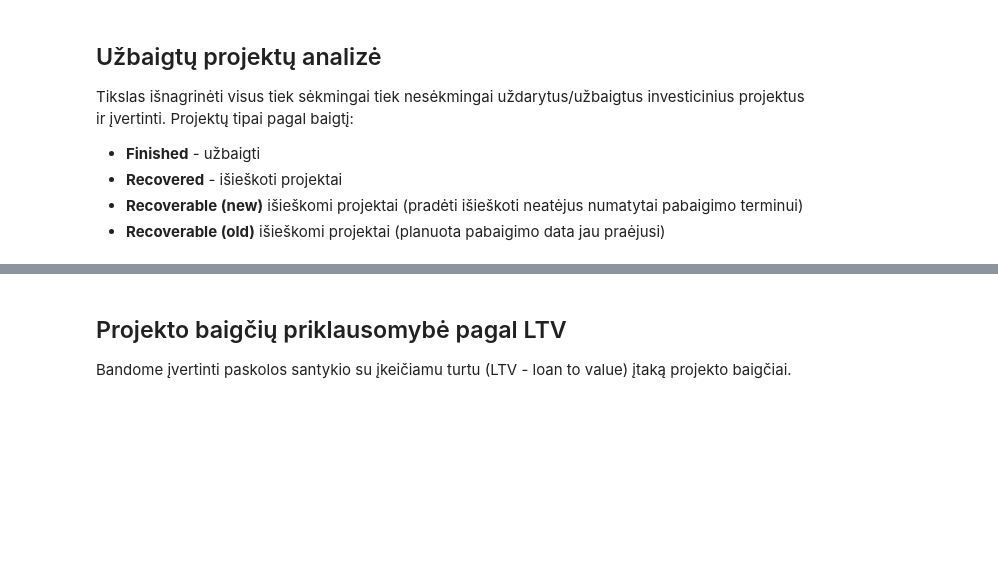
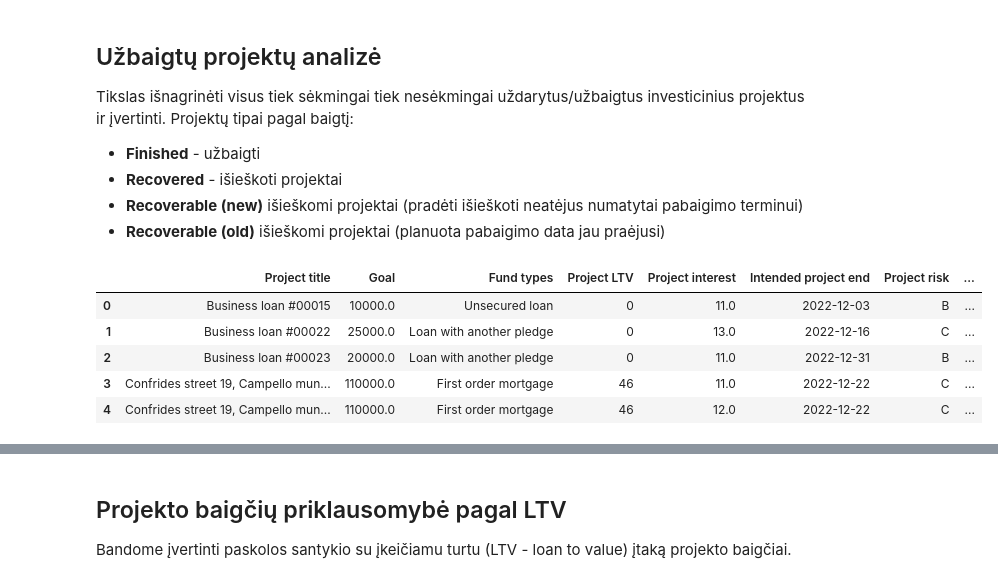
Before and after one commit to TK-Problem/Python-mokymai, a Jupyter notebook: Scripts/nordstreet.ipynb, the cells around one changed output, grey strips where cells are left out. Cells and saved outputs as stored; diff of their text form; code cells hidden in the pictures; blank space fills up the shorter version.

```diff
--- a/Scripts/nordstreet.ipynb
+++ b/Scripts/nordstreet.ipynb
@@ -207,38 +207,46 @@ cols = ['Project title', 'Goal', 'Fund types', 'Project LTV',
         'Project interest', 'Intended project end', 'Project risk']
 
 # select all projects wich were intented to be finished by 1st of September
-cond = df_ongoing['Intended project end'] <= "2022-09-25"
+cond = pd.to_datetime(df_ongoing['Intended project end']) <= pd.Timestamp.now()
 
 # filter out data
 df = df_ongoing.loc[cond, cols]
 df['Type'] = 'Ongoing'
 
 # temp. DataFrame to select loans which are being recoverable
 _df = df_recoverable.loc[:, cols]
 
 # covert project intended end time to datetime
 _df['Intended project end'] = pd.to_datetime(_df['Intended project end'])
 
 # check whatever intended project end is before or after observation end
 _df.loc[_df['Intended project end'] <= pd.Timestamp.now(), 'Type'] = 'Recoverable (old)'
 _df.loc[_df['Intended project end'] > pd.Timestamp.now(), 'Type'] = 'Recoverable (new)'
 
 # join tables
 df = pd.concat([df, _df]).reset_index(drop = True)
 
 # select recovered loans
 _df = df_recovered.loc[:, cols]
 _df['Type'] = 'Recovered'
 
 # join tables
 df = pd.concat([df, _df]).reset_index(drop = True)
 
 # select finished loans
 _df = df_finished.loc[:, cols]
 _df['Type'] = 'Finished'
 
 # join tables
 df = pd.concat([df, _df]).reset_index(drop = True)
+df.head()
+# %% [output]
+|  | Project title | Goal | Fund types | Project LTV | Project interest | Intended project end | Project risk | ... |
+| 0 | Business loan #00015 | 10000.0 | Unsecured loan | 0 | 11.0 | 2022-12-03 | B | ... |
+| 1 | Business loan #00022 | 25000.0 | Loan with another pledge | 0 | 13.0 | 2022-12-16 | C | ... |
+| 2 | Business loan #00023 | 20000.0 | Loan with another pledge | 0 | 11.0 | 2022-12-31 | B | ... |
+| 3 | Confrides street 19, Campello mun... | 110000.0 | First order mortgage | 46 | 11.0 | 2022-12-22 | C | ... |
+| 4 | Confrides street 19, Campello mun... | 110000.0 | First order mortgage | 46 | 12.0 | 2022-12-22 | C | ... |
 # %%
 #@title Projekto baigčių pasiskirstymas
 # get data for pie chart
```
Also changed, not shown: parts of 3 cells of this notebook.
